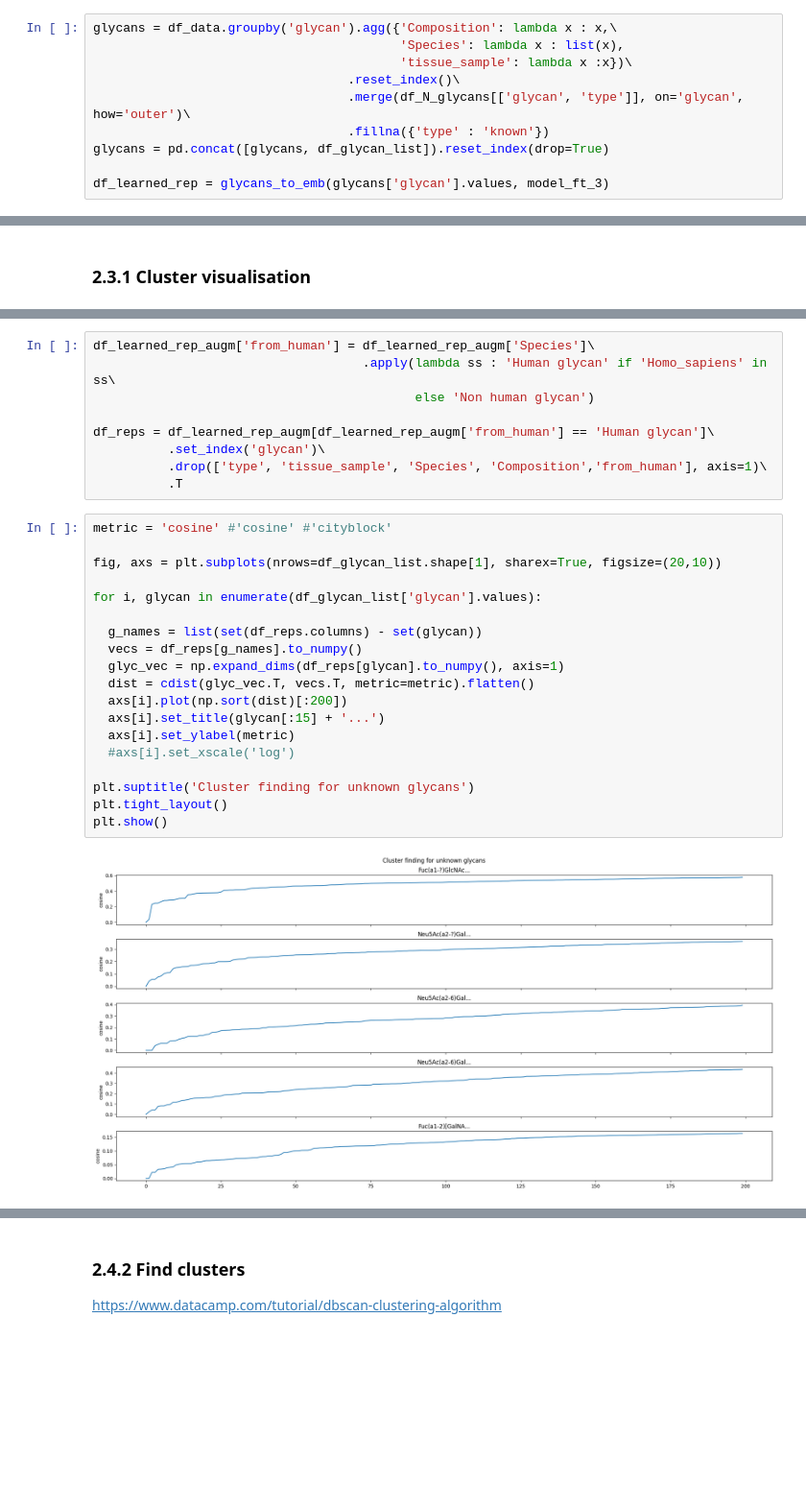
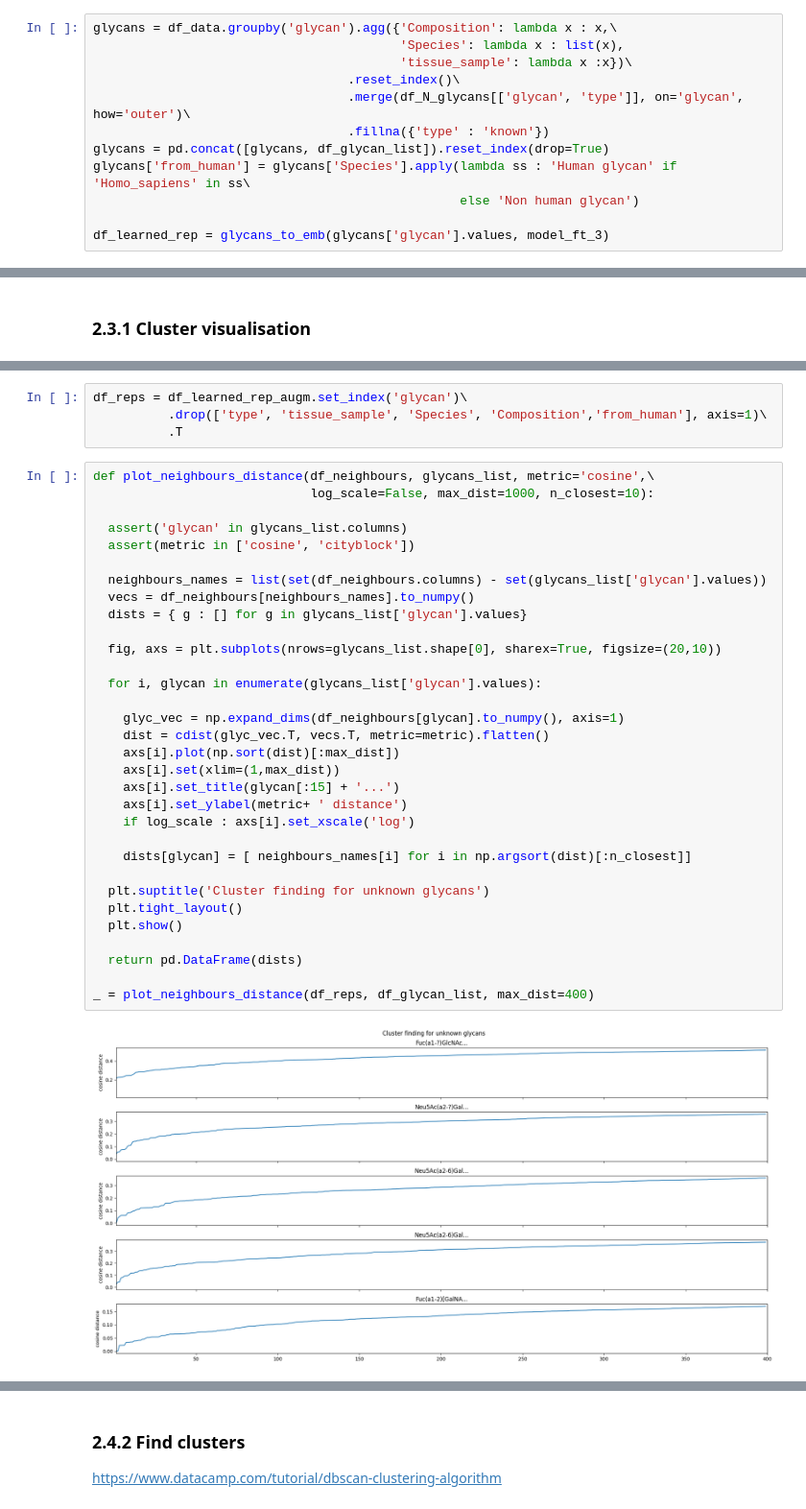
Before and after one commit to PhiCtl/glycan-biomarkers, a Jupyter notebook: notebooks/glycan_embedding.ipynb, the cells around one changed output, grey strips where cells are left out. Shown at 96% size. Cells and saved outputs as stored; diff of their text form; blank space fills up the shorter version.

```diff
--- a/notebooks/glycan_embedding.ipynb
+++ b/notebooks/glycan_embedding.ipynb
@@ -205,6 +174,8 @@ glycans = df_data.groupby('glycan').agg({'Composition': lambda x : x,\
                                   .merge(df_N_glycans[['glycan', 'type']], on='glycan', how='outer')\
                                   .fillna({'type' : 'known'})
 glycans = pd.concat([glycans, df_glycan_list]).reset_index(drop=True)
+glycans['from_human'] = glycans['Species'].apply(lambda ss : 'Human glycan' if 'Homo_sapiens' in ss\
+                                                 else 'Non human glycan')
 
 df_learned_rep = glycans_to_emb(glycans['glycan'].values, model_ft_3)
 # %% [output]
@@ -285,31 +247,39 @@ This stage would need validation with other methods to see whether we end up wit
 # %%
-df_learned_rep_augm['from_human'] = df_learned_rep_augm['Species']\
-                                    .apply(lambda ss : 'Human glycan' if 'Homo_sapiens' in ss\
-                                           else 'Non human glycan')
-
-df_reps = df_learned_rep_augm[df_learned_rep_augm['from_human'] == 'Human glycan']\
-          .set_index('glycan')\
+df_reps = df_learned_rep_augm.set_index('glycan')\
           .drop(['type', 'tissue_sample', 'Species', 'Composition','from_human'], axis=1)\
           .T
 # %%
-metric = 'cosine' #'cosine' #'cityblock'
+def plot_neighbours_distance(df_neighbours, glycans_list, metric='cosine',\
+                             log_scale=False, max_dist=1000, n_closest=10):
 
-fig, axs = plt.subplots(nrows=df_glycan_list.shape[1], sharex=True, figsize=(20,10))
+  assert('glycan' in glycans_list.columns)
+  assert(metric in ['cosine', 'cityblock'])
 
-for i, glycan in enumerate(df_glycan_list['glycan'].values):
+  neighbours_names = list(set(df_neighbours.columns) - set(glycans_list['glycan'].values))
+  vecs = df_neighbours[neighbours_names].to_numpy()
+  dists = { g : [] for g in glycans_list['glycan'].values}
 
-  g_names = list(set(df_reps.columns) - set(glycan))
-  vecs = df_reps[g_names].to_numpy()
-  glyc_vec = np.expand_dims(df_reps[glycan].to_numpy(), axis=1)
-  dist = cdist(glyc_vec.T, vecs.T, metric=metric).flatten()
-  axs[i].plot(np.sort(dist)[:200])
-  axs[i].set_title(glycan[:15] + '...')
-  axs[i].set_ylabel(metric)
-  #axs[i].set_xscale('log')
+  fig, axs = plt.subplots(nrows=glycans_list.shape[0], sharex=True, figsize=(20,10))
 
-plt.suptitle('Cluster finding for unknown glycans')
-plt.tight_layout()
-plt.show()
+  for i, glycan in enumerate(glycans_list['glycan'].values):
+
+    glyc_vec = np.expand_dims(df_neighbours[glycan].to_numpy(), axis=1)
+    dist = cdist(glyc_vec.T, vecs.T, metric=metric).flatten()
+    axs[i].plot(np.sort(dist)[:max_dist])
+    axs[i].set(xlim=(1,max_dist))
+    axs[i].set_title(glycan[:15] + '...')
+    axs[i].set_ylabel(metric+ ' distance')
+    if log_scale : axs[i].set_xscale('log')
+
+    dists[glycan] = [ neighbours_names[i] for i in np.argsort(dist)[:n_closest]]
+
+  plt.suptitle('Cluster finding for unknown glycans')
+  plt.tight_layout()
+  plt.show()
+
+  return pd.DataFrame(dists)
+
+_ = plot_neighbours_distance(df_reps, df_glycan_list, max_dist=400)
 # %% [output]
-[figure, old version]
+[figure, new version]
 # %%
```
Also changed, not shown: parts of 29 cells of this notebook.
